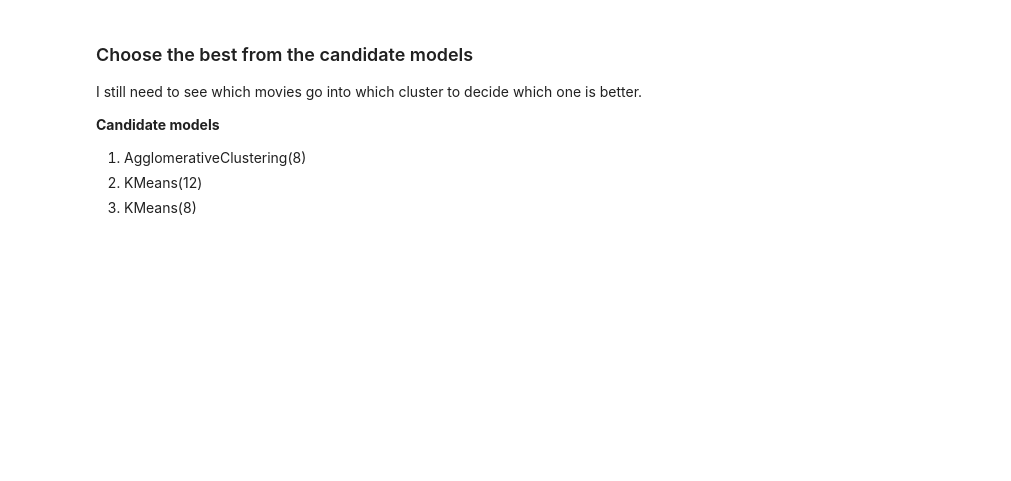
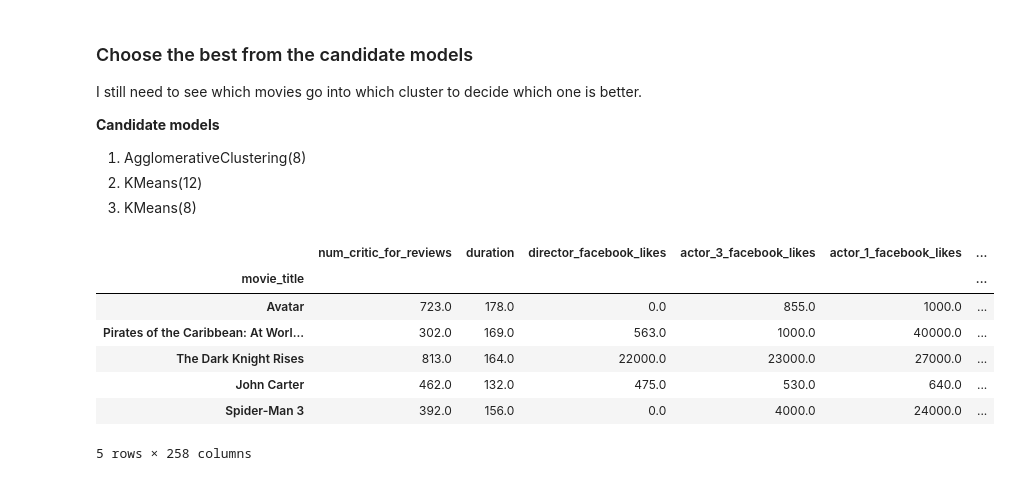
Before and after one commit to jinangela/IMDB_movie, a Jupyter notebook: 05_Unsupervised_Learning/Clustering/Movie clustering - codified data.ipynb, the cells around one changed output. Drawn from its saved outputs; the diff is of its cells as text; code cells hidden in the pictures; blank space fills up the shorter version.

```diff
--- a/05_Unsupervised_Learning/Clustering/Movie clustering - codified data.ipynb
+++ b/05_Unsupervised_Learning/Clustering/Movie clustering - codified data.ipynb
@@ -293,3 +298,25 @@ I still need to see which movies go into which cluster to decide which one is be
 1. AgglomerativeClustering(8)
 2. KMeans(12)
 3. KMeans(8)
+# %%
+tmp = copy.deepcopy(imdb_train)
+# %%
+clust1 = AgglomerativeClustering(n_clusters=8).fit(imdb_train)
+tmp['agglo_8_labels'] = clust1.labels_
+# %%
+clust2 = KMeans(n_clusters=12).fit(imdb_train)
+tmp['kmeans_12_labels'] = clust2.labels_
+# %%
+clust3 = KMeans(n_clusters=8).fit(imdb_train)
+tmp['kmeans_8_labels'] = clust3.labels_
+# %%
+tmp.head()
+# %% [output]
+|  | num_critic_for_reviews | duration | director_facebook_likes | actor_3_facebook_likes | actor_1_facebook_likes | ... |
+| movie_title |  |  |  |  |  | ... |
+| Avatar | 723.0 | 178.0 | 0.0 | 855.0 | 1000.0 | ... |
+| Pirates of the Caribbean: At Worl... | 302.0 | 169.0 | 563.0 | 1000.0 | 40000.0 | ... |
+| The Dark Knight Rises | 813.0 | 164.0 | 22000.0 | 23000.0 | 27000.0 | ... |
+| John Carter | 462.0 | 132.0 | 475.0 | 530.0 | 640.0 | ... |
+| Spider-Man 3 | 392.0 | 156.0 | 0.0 | 4000.0 | 24000.0 | ... |
+5 rows × 258 columns
```
Also changed, not shown: parts of 4 cells of this notebook, 2 other files.
